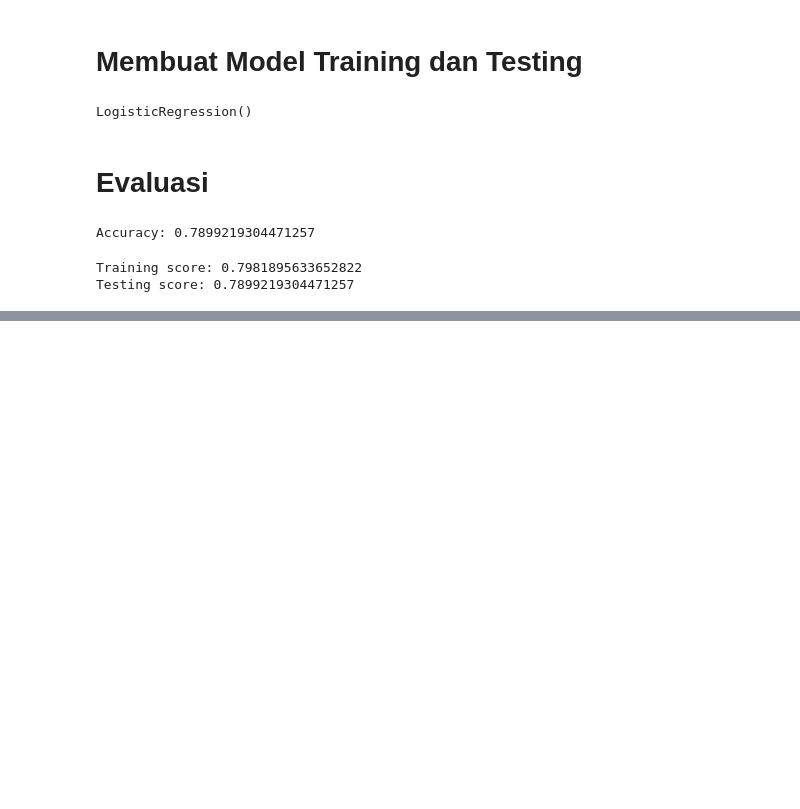
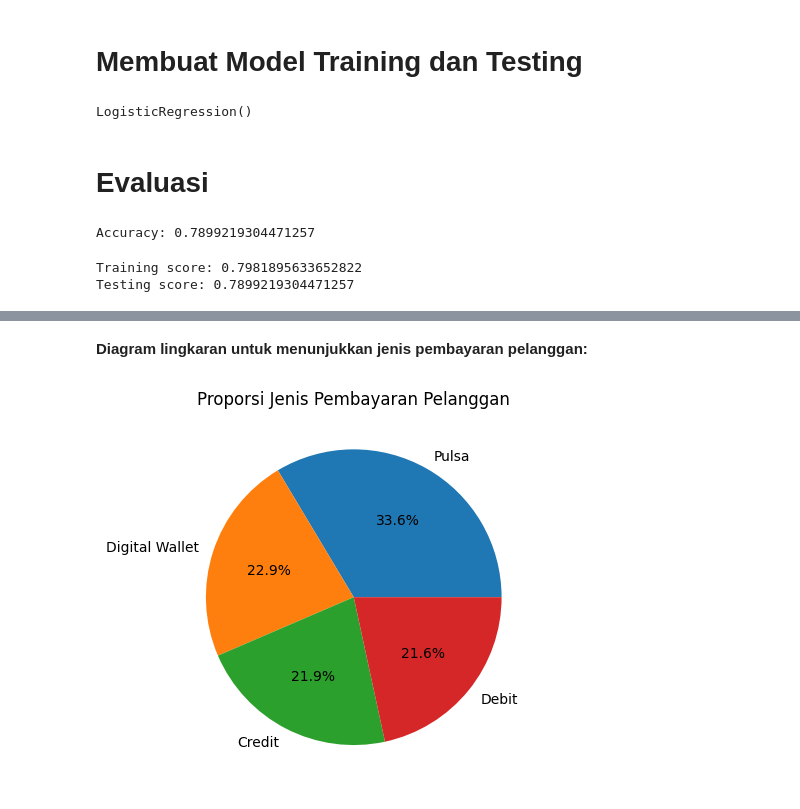
Before and after one commit to masfudindc/DSW_2023, a Jupyter notebook: dsw.ipynb, the cells around one changed output, grey strips where cells are left out. Saved outputs shown, nothing was run; the diff lists cells and outputs as text; code cells hidden in the pictures; blank space fills up the shorter version.

```diff
--- a/dsw.ipynb
+++ b/dsw.ipynb
@@ -147,0 +180,8 @@ Testing score: 0.7899219304471257
+# %% [markdown]
+**Diagram lingkaran untuk menunjukkan jenis pembayaran pelanggan:**
+# %%
+plt.pie(df['Payment Method'].value_counts(), labels=['Pulsa', 'Digital Wallet', 'Credit', 'Debit'], autopct='%1.1f%%')
+plt.title('Proporsi Jenis Pembayaran Pelanggan')
+plt.show()
+# %% [output]
+[figure, added]
```
Also changed, not shown: parts of 13 cells of this notebook.
